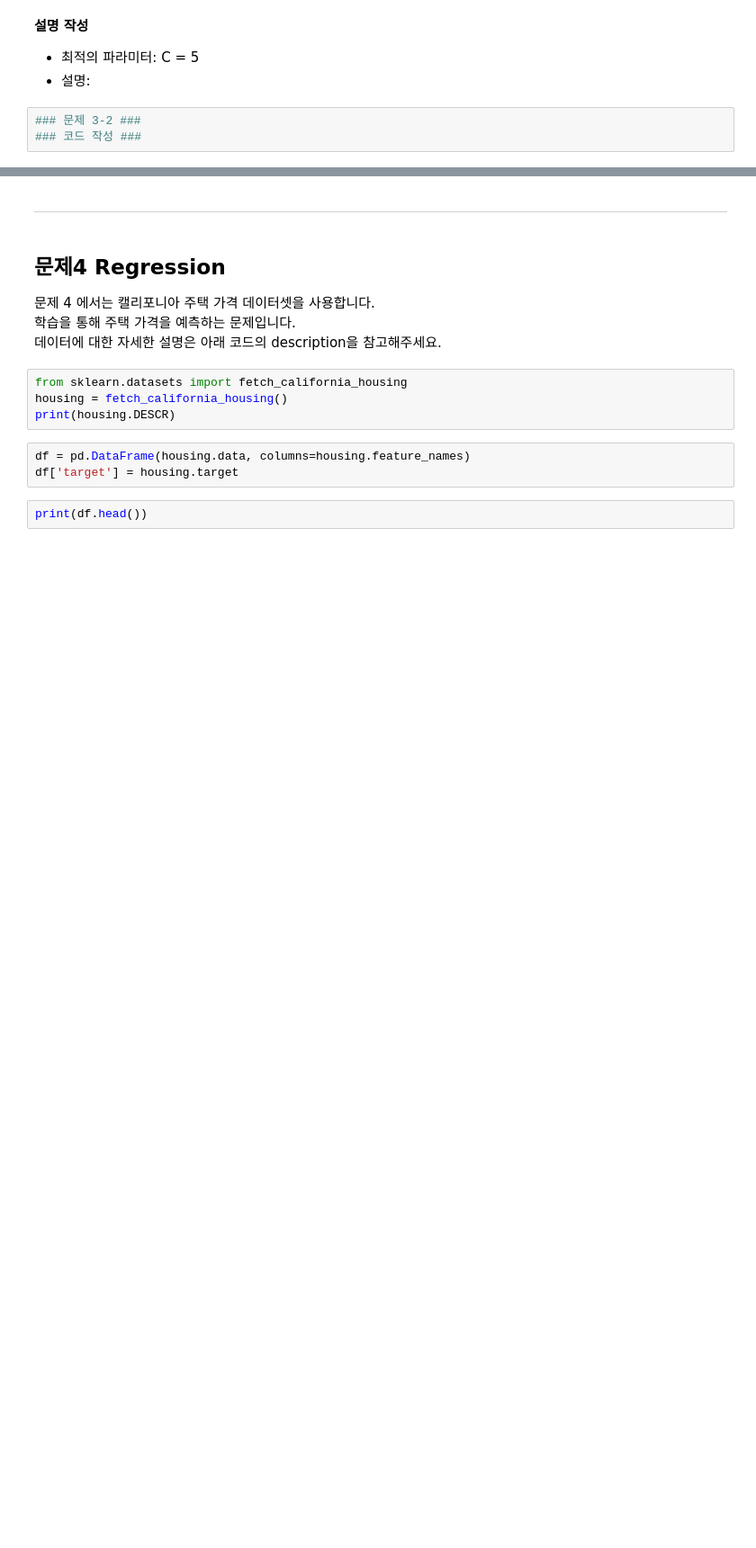
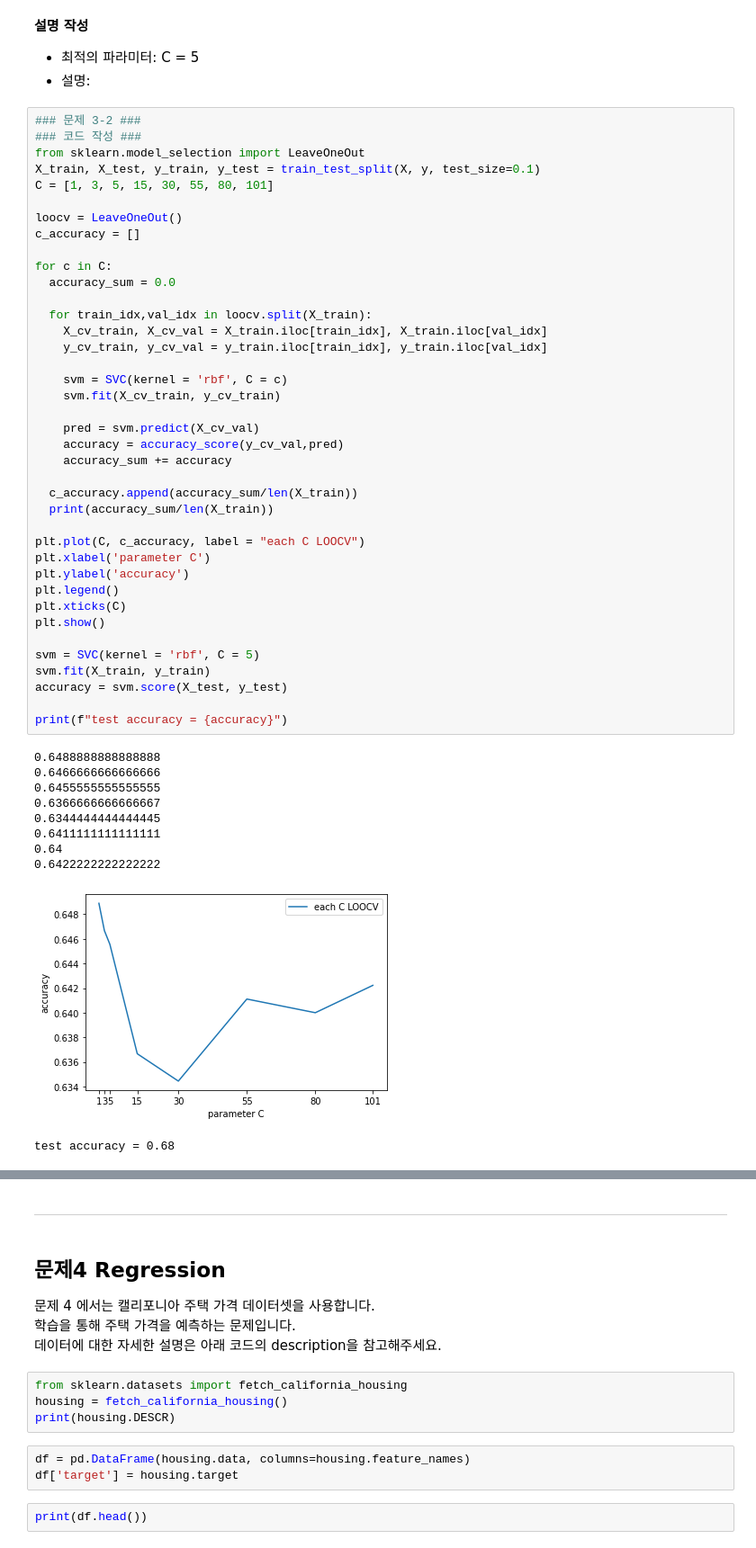
Before and after one commit to Wo-oJin/2022F-Ajou-ML, a Jupyter notebook: HW3.ipynb, the cells around one changed output, grey strips where cells are left out. Shown: that part at 90% size. Saved outputs shown, nothing was run; the diff lists cells and outputs as text; blank space fills up the shorter version.

```diff
--- a/HW3.ipynb
+++ b/HW3.ipynb
@@ -268,8 +268,55 @@ test accuracy = 0.65
 **설명 작성**
 - 최적의 파라미터: C = 5
 - 설명:
-# %%
-### 문제 3-2 ###
-### 코드 작성 ###
+# %%
+### 문제 3-2 ###
+### 코드 작성 ###
+from sklearn.model_selection import LeaveOneOut
+X_train, X_test, y_train, y_test = train_test_split(X, y, test_size=0.1)
+C = [1, 3, 5, 15, 30, 55, 80, 101]
+
+loocv = LeaveOneOut()
+c_accuracy = []
+
+for c in C:
+  accuracy_sum = 0.0
+
+  for train_idx,val_idx in loocv.split(X_train):
+    X_cv_train, X_cv_val = X_train.iloc[train_idx], X_train.iloc[val_idx]
+    y_cv_train, y_cv_val = y_train.iloc[train_idx], y_train.iloc[val_idx]
+
+    svm = SVC(kernel = 'rbf', C = c)
+    svm.fit(X_cv_train, y_cv_train)
+
+    pred = svm.predict(X_cv_val)
+    accuracy = accuracy_score(y_cv_val,pred)
+    accuracy_sum += accuracy
+
+  c_accuracy.append(accuracy_sum/len(X_train))
+  print(accuracy_sum/len(X_train))
+
+plt.plot(C, c_accuracy, label = "each C LOOCV")
+plt.xlabel('parameter C')
+plt.ylabel('accuracy')
+plt.legend()
+plt.xticks(C)
+plt.show()
+
+svm = SVC(kernel = 'rbf', C = 5)
+svm.fit(X_train, y_train)
+accuracy = svm.score(X_test, y_test)
+
+print(f"test accuracy = {accuracy}")
+# %% [output]
+0.6488888888888888
+0.6466666666666666
+0.6455555555555555
+0.6366666666666667
+0.6344444444444445
+0.6411111111111111
+0.64
+0.6422222222222222
+[figure, added]
+test accuracy = 0.68
 # %% [markdown]
 **설명 작성**
```
Also changed, not shown: parts of 4 cells of this notebook.
